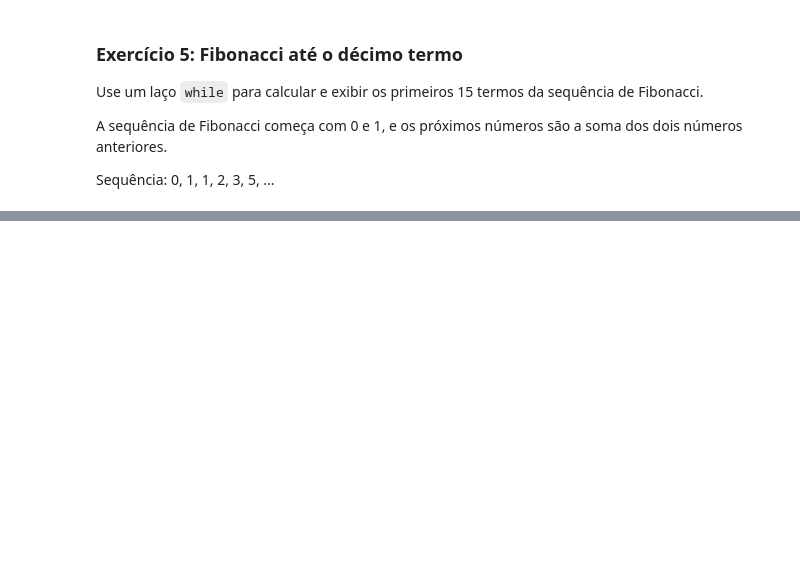
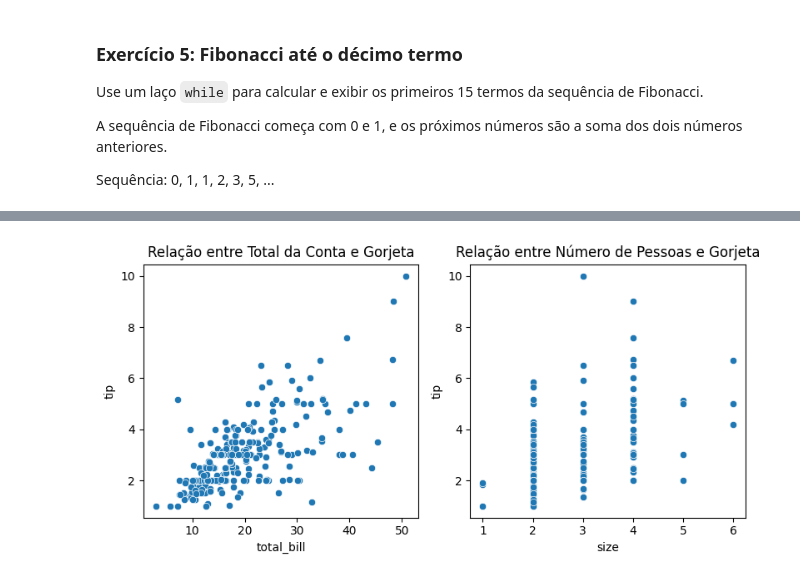
Before and after one commit to py232027046/CEE2, a Jupyter notebook: aulas.ipynb, the cells around one changed output, grey strips where cells are left out. Cells and saved outputs as stored; diff of their text form; code cells hidden in the pictures; blank space fills up the shorter version.

```diff
--- a/aulas.ipynb
+++ b/aulas.ipynb
@@ -1239,0 +4358,7 @@ while contador < 15:
+# %%
+# Carregando o dataset de gorjetas
+df = sns.load_dataset("tips")
+
+print("df:\n", df.head())
+
+print("\ndtypes:\n", df.dtypes)
@@ -1239,0 +4394,19 @@ while contador < 15:
+# %%
+plt.figure(figsize=(8, 4))
+
+# gráfico padrão
+plt.subplot(1, 2, 1)
+sns.scatterplot(data=df, x="total_bill", y="tip")
+plt.title("Relação entre Total da Conta e Gorjeta")
+
+# gráfico padrão
+plt.subplot(1, 2, 2)
+sns.scatterplot(data=df, x="size", y="tip")
+plt.title("Relação entre Número de Pessoas e Gorjeta")
+
+# Ajustando o layout
+plt.tight_layout() ## evita que as figuras fiquem sobrepostas
+
+plt.show()
+# %% [output]
+[figure, added]
```
Also changed, not shown: parts of 475 cells of this notebook.
